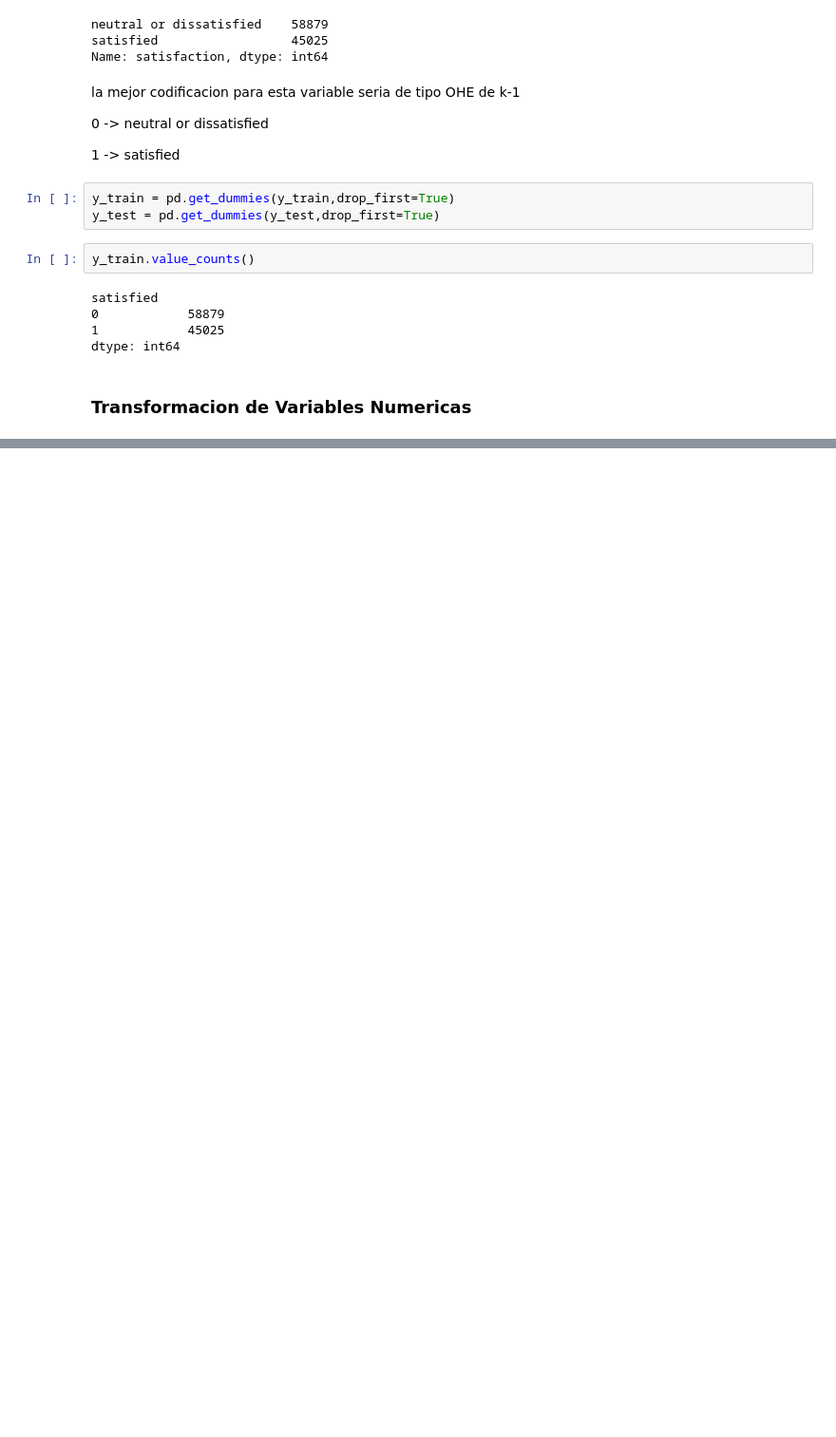
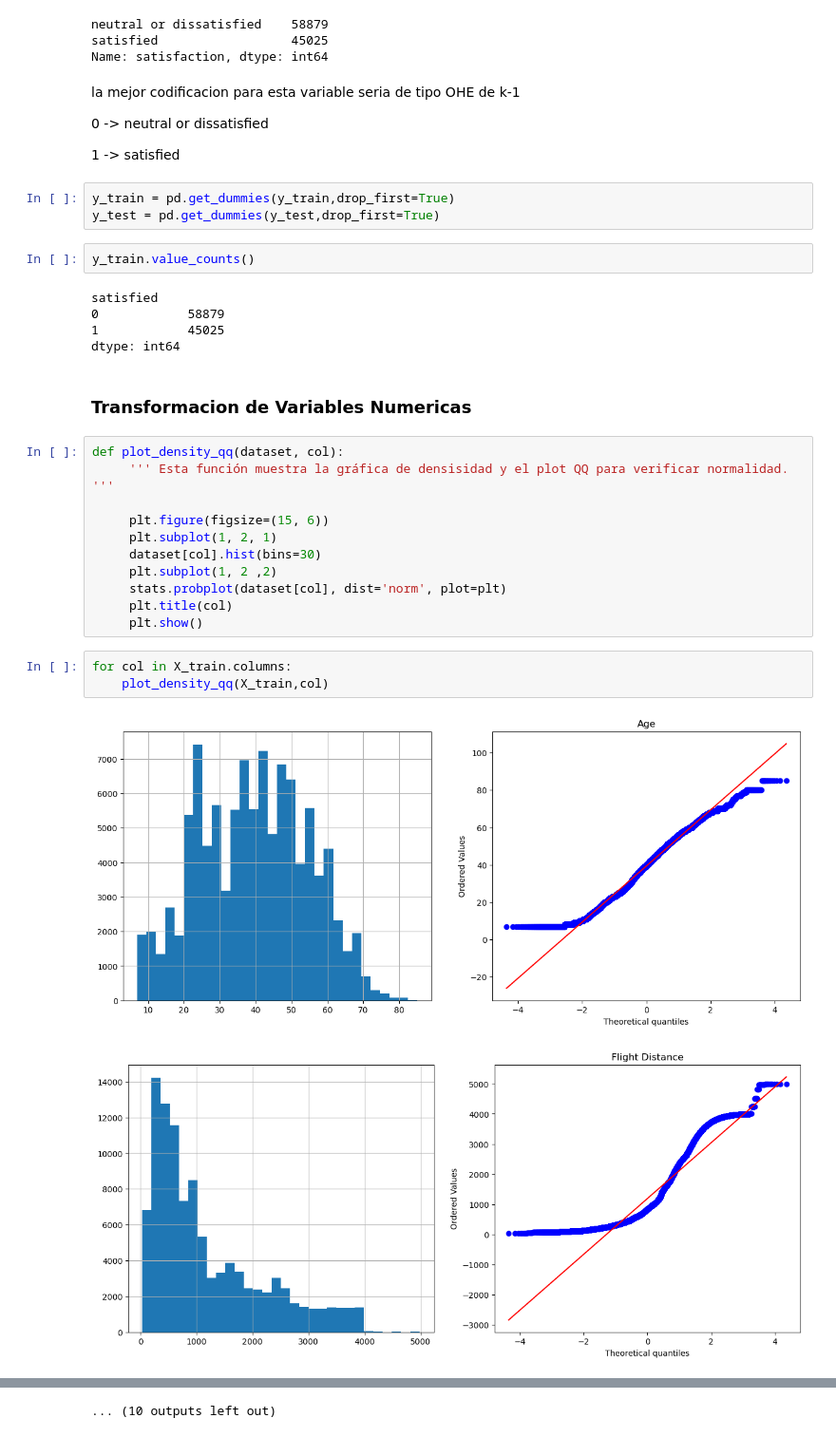
Before and after one commit to am23006810/StatisticalLearningI-ProyectoFinal, a Jupyter notebook: proyectofinal.ipynb, the cells around one changed output, grey strips where cells are left out. Shown at 95% size. Drawn from its saved outputs; the diff is of its cells as text; blank space fills up the shorter version.

```diff
--- a/proyectofinal.ipynb
+++ b/proyectofinal.ipynb
@@ -379,3 +402,20 @@ satisfied
 dtype: int64
 # %% [markdown]
 ### Transformacion de Variables Numericas
+# %%
+def plot_density_qq(dataset, col):
+     ''' Esta función muestra la gráfica de densisidad y el plot QQ para verificar normalidad. '''
+
+     plt.figure(figsize=(15, 6))
+     plt.subplot(1, 2, 1)
+     dataset[col].hist(bins=30)
+     plt.subplot(1, 2 ,2)
+     stats.probplot(dataset[col], dist='norm', plot=plt)
+     plt.title(col)
+     plt.show()
+# %%
+for col in X_train.columns:
+    plot_density_qq(X_train,col)
+# %% [output]
+[figure, added]
+[figure, added]
@@ -381,0 +432 @@ dtype: int64
+... (10 outputs left out)
```
Also changed, not shown: parts of 8 cells of this notebook.
